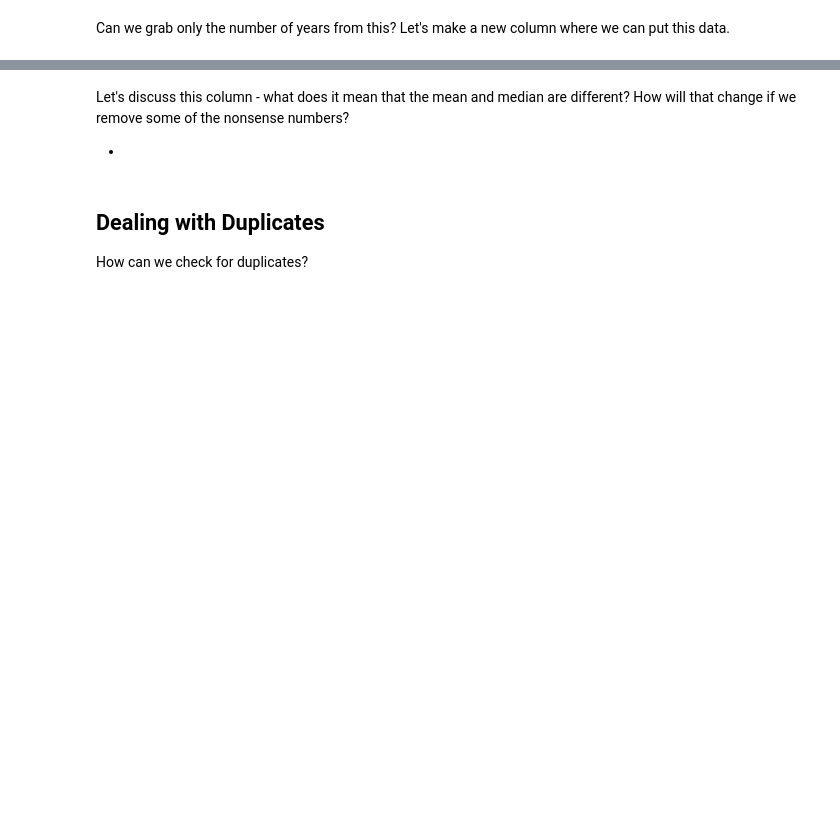
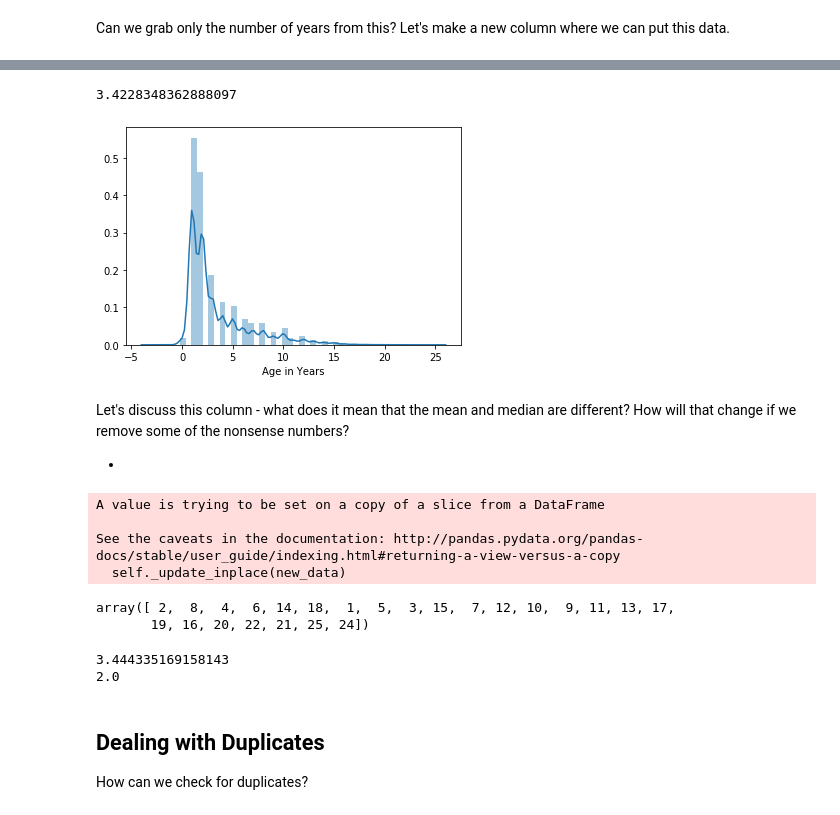
Before and after one commit to learn-co-students/Breakout_Pandas-Practice_HTX-DS-021720, a Jupyter notebook: Pandas-Practice.ipynb, the cells around one changed output, grey strips where cells are left out. Cells and saved outputs as stored; diff of their text form; code cells hidden in the pictures; blank space fills up the shorter version.

```diff
--- a/Pandas-Practice.ipynb
+++ b/Pandas-Practice.ipynb
@@ -68,5 +162,6 @@ Let's try a different strategy for the one lonely null in the 'Sex upon Intake'
 Helpful link: https://pandas.pydata.org/pandas-docs/stable/reference/api/pandas.DataFrame.dropna.html
 # %%
 # Code here to drop the whole row where Sex upon Intake is null
+intakes["Sex upon Intake"].fillna("Unknown", inplace=True)
 # %%
 # Copy/paste code from above to re-check for nulls
@@ -100,5 +239,7 @@ Does that do what we want it to? Let's discuss how this worked - how did it sort
 To make our problem a bit easier, without dealing with the different ways that age is broken out, let's only look at animals where the age is given in years. How can we do that?
 # %%
 # Code here to grab only the animals where age is given in years
+
+years_df = intakes.loc[intakes["Age upon Intake"].str.contains("year") == True]
 # %%
 # Check the shape of this subset dataframe
@@ -108,6 +260,6 @@ To make our problem a bit easier, without dealing with the different ways that a
 Can we grab only the number of years from this? Let's make a new column where we can put this data.
 # %%
 # Code here to make a new column, 'Age in Years'
-
+years_df["Age in Years"] = years_df["Age upon Intake"].str.split(" ").str[0]
 
 # Did you get a 'SettingWithCopyWarning'? No worries - let's discuss
@@ -114,2 +286,3 @@ Can we grab only the number of years from this? Let's make a new column where we
 # %%
 # Code here to transform that column to an integer
+years_df["Age in Years"] = years_df["Age in Years"].astype("int")
@@ -122,4 +365,7 @@ Can we grab only the number of years from this? Let's make a new column where we
 # %%
 # Let's check the mean for our now-numeric column
+years_df["Age in Years"].mean()
+# %% [output]
+3.4228348362888097
 # %%
 # Now let's check the median
@@ -126,13 +373,41 @@ Can we grab only the number of years from this? Let's make a new column where we
+# %%
+import matplotlib.pyplot as plt
+import seaborn as sns
+
+sns.distplot(years_df["Age in Years"])
+plt.show()
+# %% [output]
+[figure, added]
 # %% [markdown]
 Let's discuss this column - what does it mean that the mean and median are different? How will that change if we remove some of the nonsense numbers?
 
 -
 # %%
 # Code here to deal with those nonsense numbers
+nonsense_years = [-3, -1, 0]
+year_median = years_df["Age in Years"].median()
+
+years_df["Age in Years"].replace(to_replace=nonsense_years,
+                                 value=year_median,
+                                 inplace=True)
+# %% [output]
+A value is trying to be set on a copy of a slice from a DataFrame
+
+See the caveats in the documentation: http://pandas.pydata.org/pandas-docs/stable/user_guide/indexing.html#returning-a-view-versus-a-copy
+  self._update_inplace(new_data)
 # %%
 # Sanity check
+years_df["Age in Years"].unique()
+# %% [output]
+array([ 2,  8,  4,  6, 14, 18,  1,  5,  3, 15,  7, 12, 10,  9, 11, 13, 17,
+       19, 16, 20, 22, 21, 25, 24])
 # %%
 # Code here to re-check your mean/median values
+print(years_df["Age in Years"].mean())
+print(years_df["Age in Years"].median())
+# %% [output]
+3.444335169158143
+2.0
 # %% [markdown]
 ## Dealing with Duplicates
 
```
Also changed, not shown: parts of 27 cells of this notebook.
